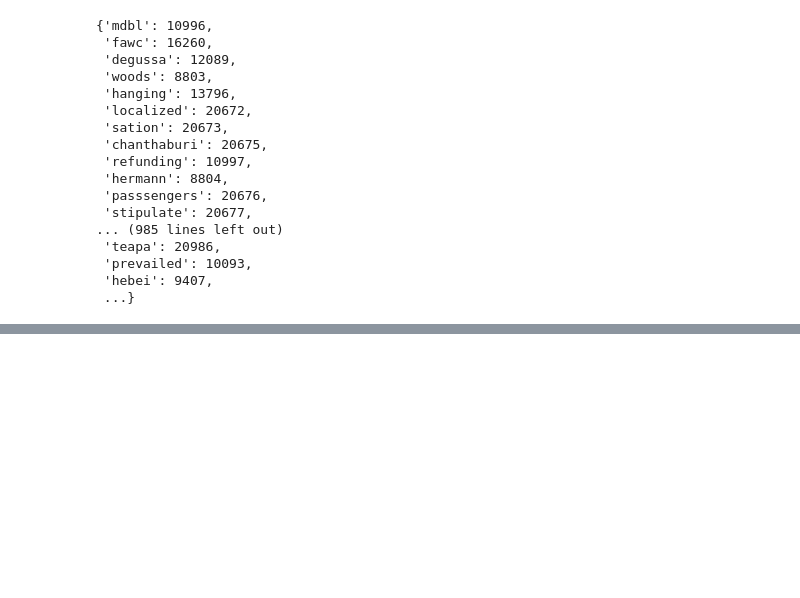
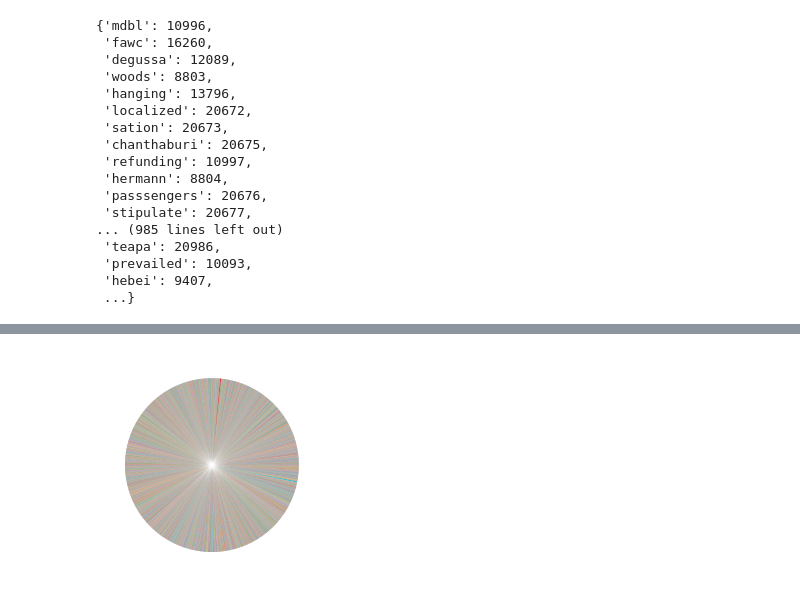
Before and after one commit to ldk7024/Deep_Learning_Study, a Jupyter notebook: 21_07_23_로이터_뉴스_카테고리_분류하기(RNN).ipynb, the cells around one changed output, grey strips where cells are left out. Saved outputs shown, nothing was run; the diff lists cells and outputs as text; code cells hidden in the pictures; blank space fills up the shorter version.

```diff
--- a/21_07_23_로이터_뉴스_카테고리_분류하기(RNN).ipynb
+++ b/21_07_23_로이터_뉴스_카테고리_분류하기(RNN).ipynb
@@ -95,0 +254,6 @@ Downloading data from https://storage.googleapis.com/tensorflow/tf-keras-dataset
+# %%
+plt.pie(train_len)
+plt.show()
+# 예쁜 쓰레기
+# %% [output]
+[figure, added]
```
Also changed, not shown: parts of 39 cells of this notebook.
